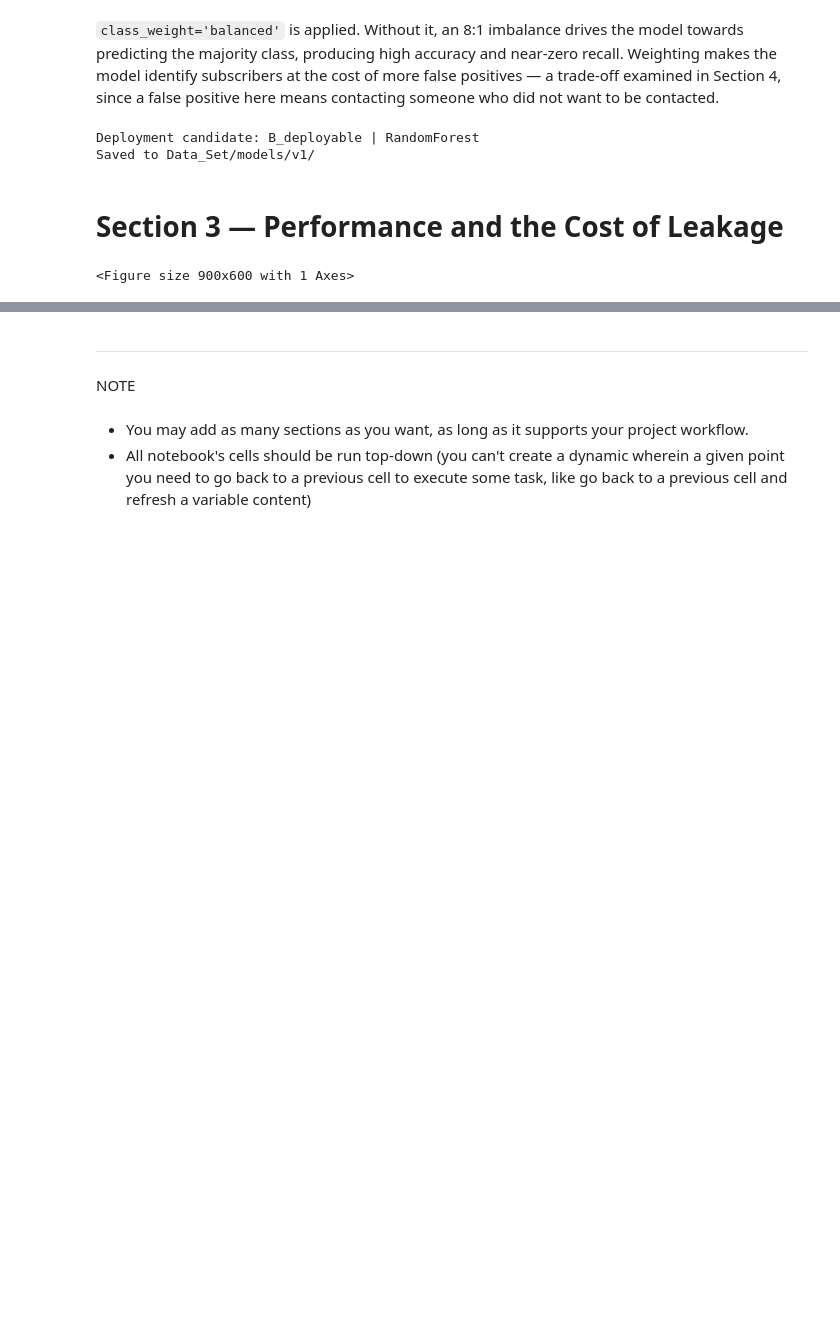
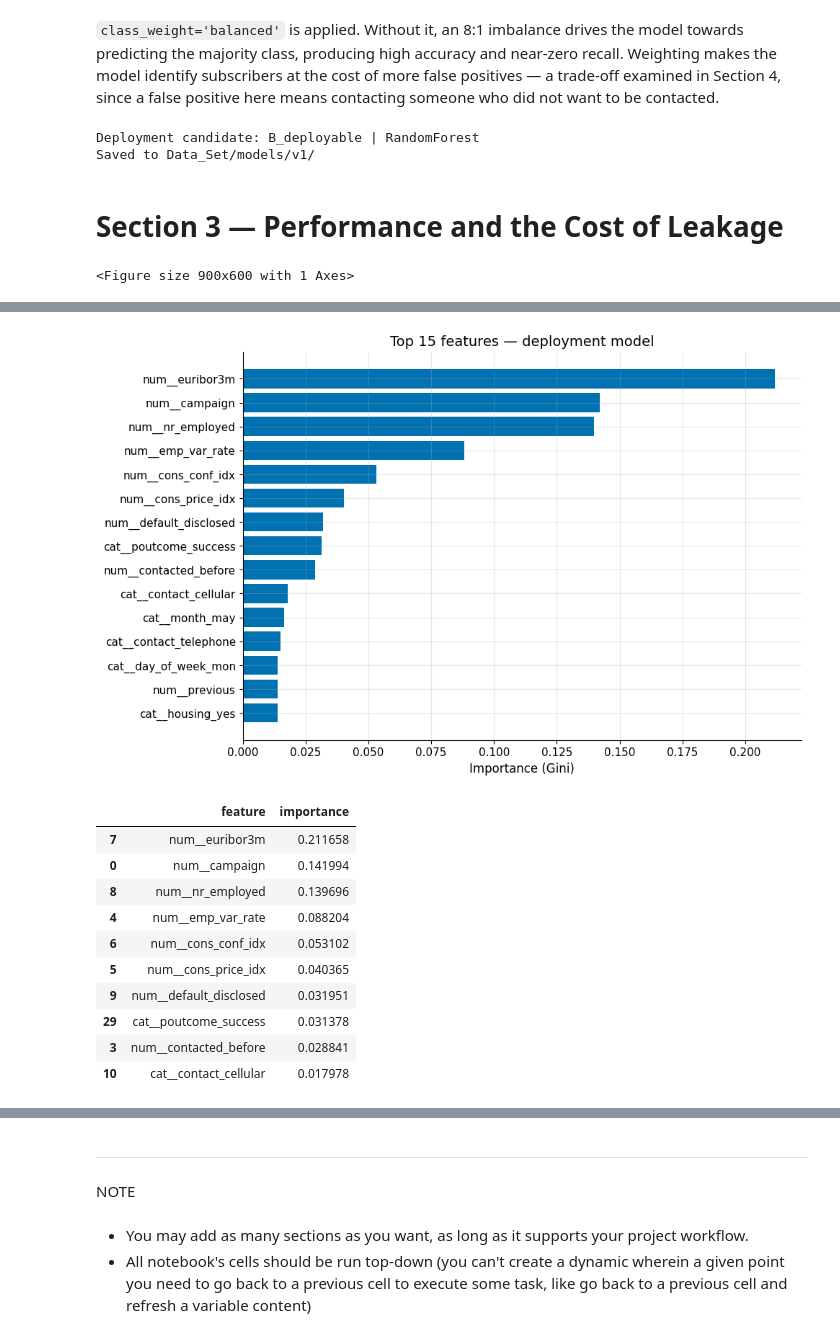
Before and after one commit to Haroon-Code-2026/fair-marketing-analytics, a Jupyter notebook: jupyter_notebooks/04-Machine_Learning.ipynb, the cells around one changed output, grey strips where cells are left out. Saved outputs shown, nothing was run; the diff lists cells and outputs as text; code cells hidden in the pictures; blank space fills up the shorter version.

```diff
--- a/jupyter_notebooks/04-Machine_Learning.ipynb
+++ b/jupyter_notebooks/04-Machine_Learning.ipynb
@@ -341,0 +370,29 @@ plt.show()
+# %%
+feature_names = best_model.named_steps['prep'].get_feature_names_out()
+importance = best_model.named_steps['model'].feature_importances_
+
+imp = (pd.DataFrame({'feature': feature_names, 'importance': importance})
+       .sort_values('importance', ascending=False).head(15))
+
+fig, ax = plt.subplots(figsize=(10, 7))
+ax.barh(imp['feature'][::-1], imp['importance'][::-1], color=PALETTE['blue'])
+ax.set_xlabel('Importance (Gini)')
+ax.set_title('Top 15 features — deployment model')
+
+fig.savefig(f'{fig_dir}/10_feature_importance.png')
+plt.show()
+
+imp.head(10)
+# %% [output]
+[figure, added]
+|  | feature | importance |
+| 7 | num__euribor3m | 0.211658 |
+| 0 | num__campaign | 0.141994 |
+| 8 | num__nr_employed | 0.139696 |
+| 4 | num__emp_var_rate | 0.088204 |
+| 6 | num__cons_conf_idx | 0.053102 |
+| 5 | num__cons_price_idx | 0.040365 |
+| 9 | num__default_disclosed | 0.031951 |
+| 29 | cat__poutcome_success | 0.031378 |
+| 3 | num__contacted_before | 0.028841 |
+| 10 | cat__contact_cellular | 0.017978 |
```
Also changed, not shown: parts of 8 cells of this notebook, 7 other files.
